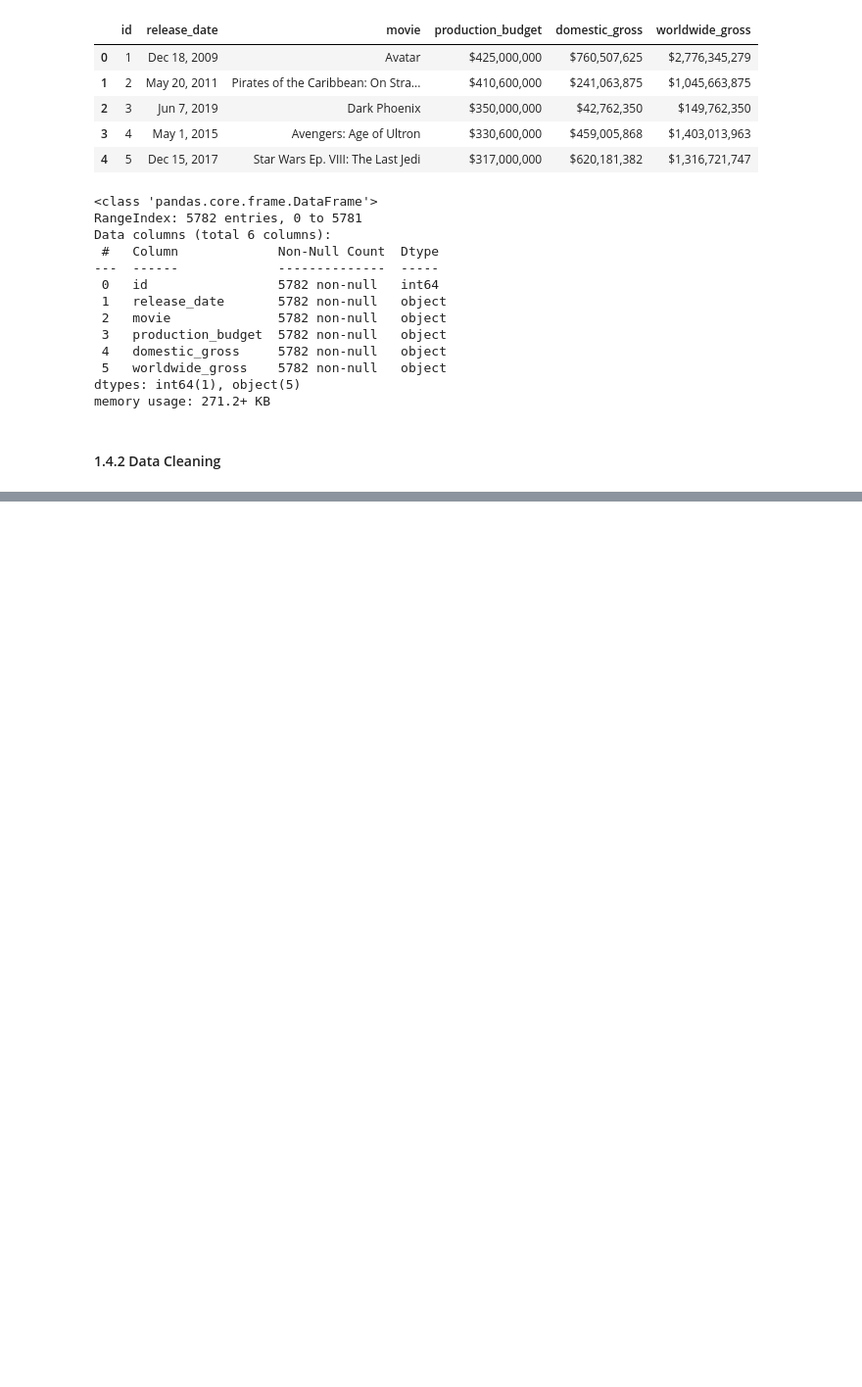
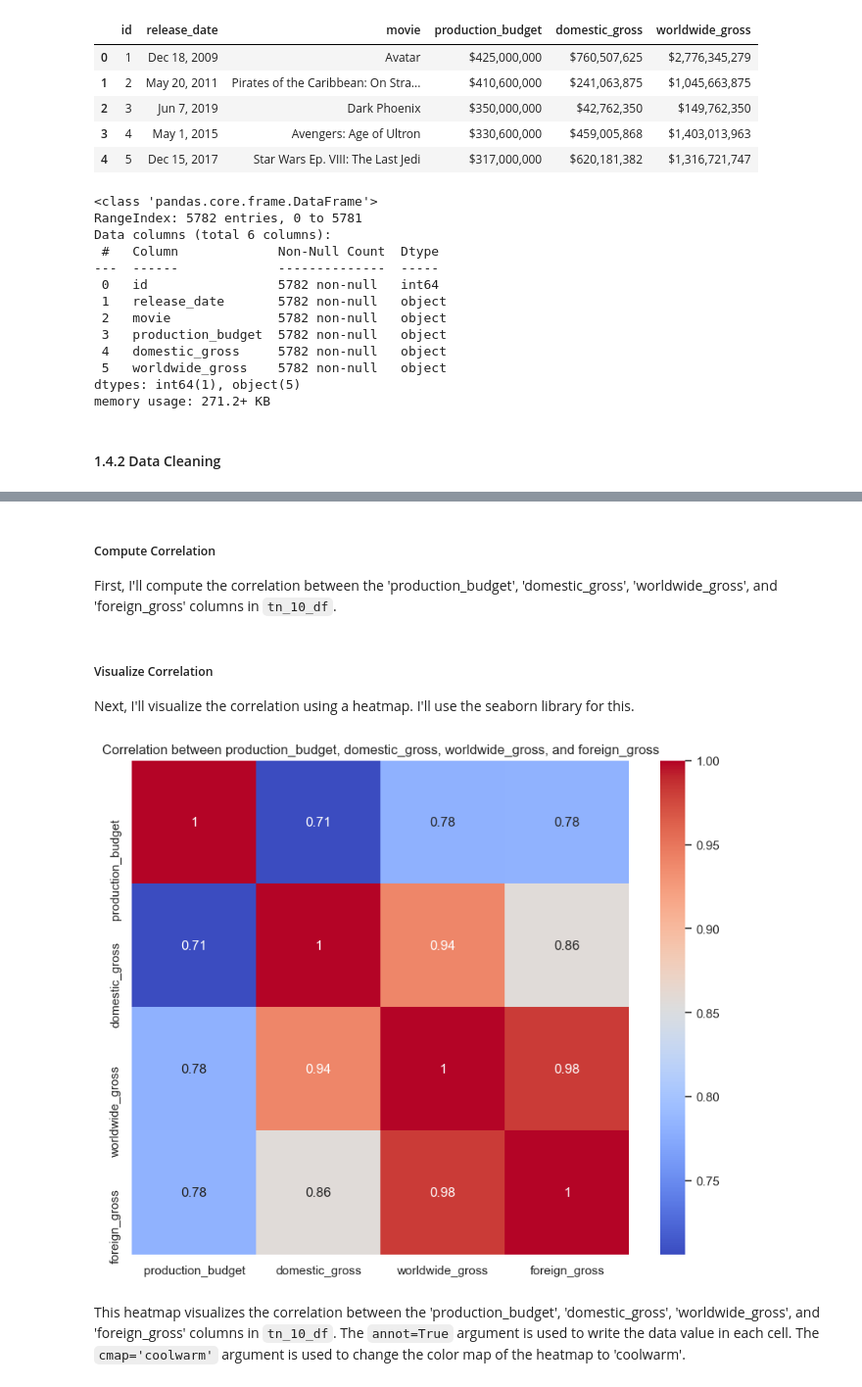
Before and after one commit to gregorymikuro/Microsoft-Box-Office-Movie-Studio-EDA-Project, a Jupyter notebook: student.ipynb, the cells around one changed output, grey strips where cells are left out. Shown: that part at 98% size. Saved outputs shown, nothing was run; the diff lists cells and outputs as text; code cells hidden in the pictures; blank space fills up the shorter version.

```diff
--- a/student.ipynb
+++ b/student.ipynb
@@ -676,3 +707,7 @@ tn_df['worldwide_gross'] = tn_df['worldwide_gross'].str.replace('$', '').str.rep
+# %%
+# Removes rows from the DataFrame 'tn_df' where both 'domestic_gross' and 'worldwide_gross' columns have a value of zero
+
+tn_df = tn_df.drop(tn_df[(tn_df['domestic_gross'] == 0) & (tn_df['worldwide_gross'] == 0)].index)
 # %%
 #Display concise summary information about the DataFrame tn_df.
 tn_df.info()
@@ -692,0 +728,8 @@ memory usage: 271.2+ KB
+# %%
+# Create a new column 'foreign_gross' that is the difference between 'worldwide_gross' and 'domestic_gross'
+tn_df['foreign_gross'] = tn_df['worldwide_gross'] - tn_df['domestic_gross']
+
+# Drop rows with 0 in foreign_gross column
+tn_df = tn_df[tn_df['foreign_gross'] != 0]
+
+tn_df
@@ -692,0 +1239,7 @@ memory usage: 271.2+ KB
+# %%
+# Filter rows for the years 2011 to 2020
+tn_10_df = tn_df[(tn_df['release_date'].dt.year >= 2011) & (tn_df['release_date'].dt.year <= 2020)]
+
+tn_10_df = tn_10_df.drop(tn_10_df[(tn_10_df['production_budget'] == 0) | (tn_10_df['domestic_gross'] == 0) | (tn_10_df['worldwide_gross'] == 0) | (tn_10_df['foreign_gross'] == 0)].index)
+
+tn_10_df
@@ -692,0 +1260,23 @@ memory usage: 271.2+ KB
+# %% [markdown]
+##### Compute Correlation
+
+First, I'll compute the correlation between the 'production_budget', 'domestic_gross', 'worldwide_gross', and 'foreign_gross' columns in `tn_10_df`.
+# %%
+# Compute correlation
+correlation = tn_10_df[['production_budget', 'domestic_gross', 'worldwide_gross', 'foreign_gross']].corr()
+# %% [markdown]
+##### Visualize Correlation
+
+Next, I'll visualize the correlation using a heatmap. I'll use the seaborn library for this.
+# %%
+# Create a heatmap
+plt.figure(figsize=(10, 8))
+sns.heatmap(correlation, annot=True, cmap='coolwarm')
+plt.title('Correlation between production_budget, domestic_gross, worldwide_gross, and foreign_gross')
+plt.show()
+# %% [output]
+[figure, added]
+# %% [markdown]
+
+
+This heatmap visualizes the correlation between the 'production_budget', 'domestic_gross', 'worldwide_gross', and 'foreign_gross' columns in `tn_10_df`. The `annot=True` argument is used to write the data value in each cell. The `cmap='coolwarm'` argument is used to change the color map of the heatmap to 'coolwarm'.
```
Also changed, not shown: parts of 59 cells of this notebook.
